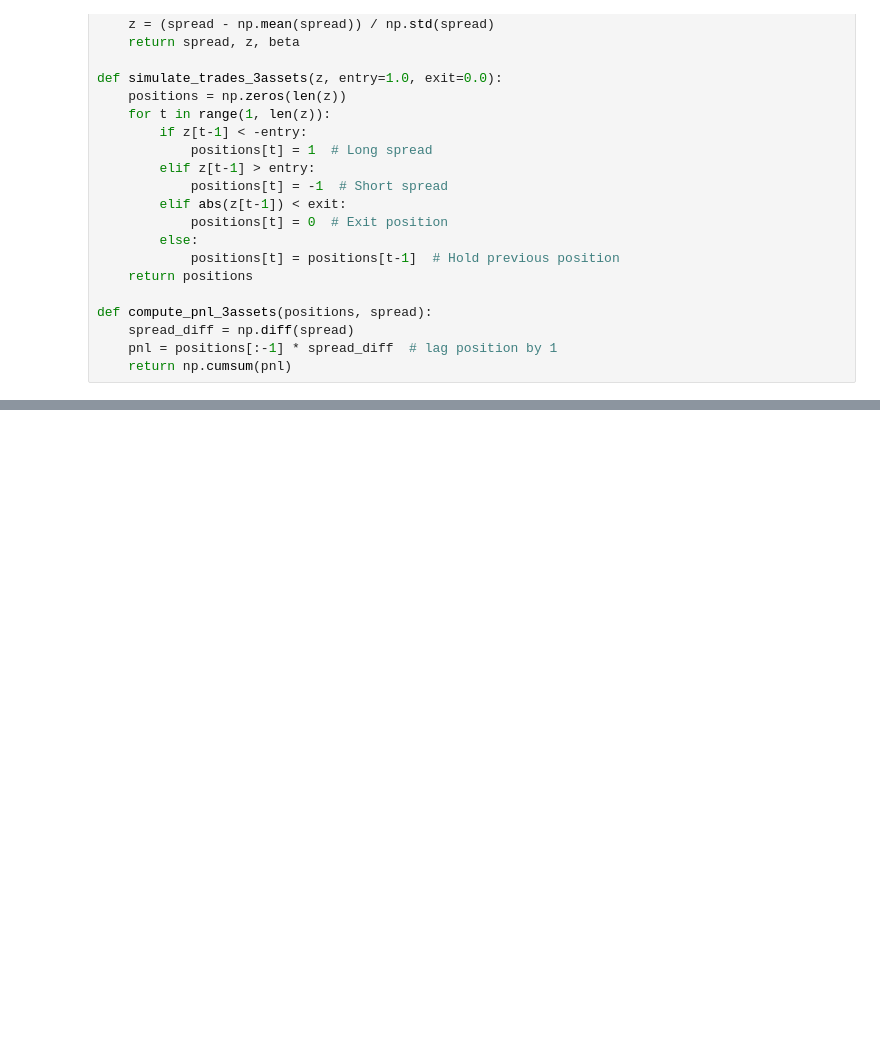
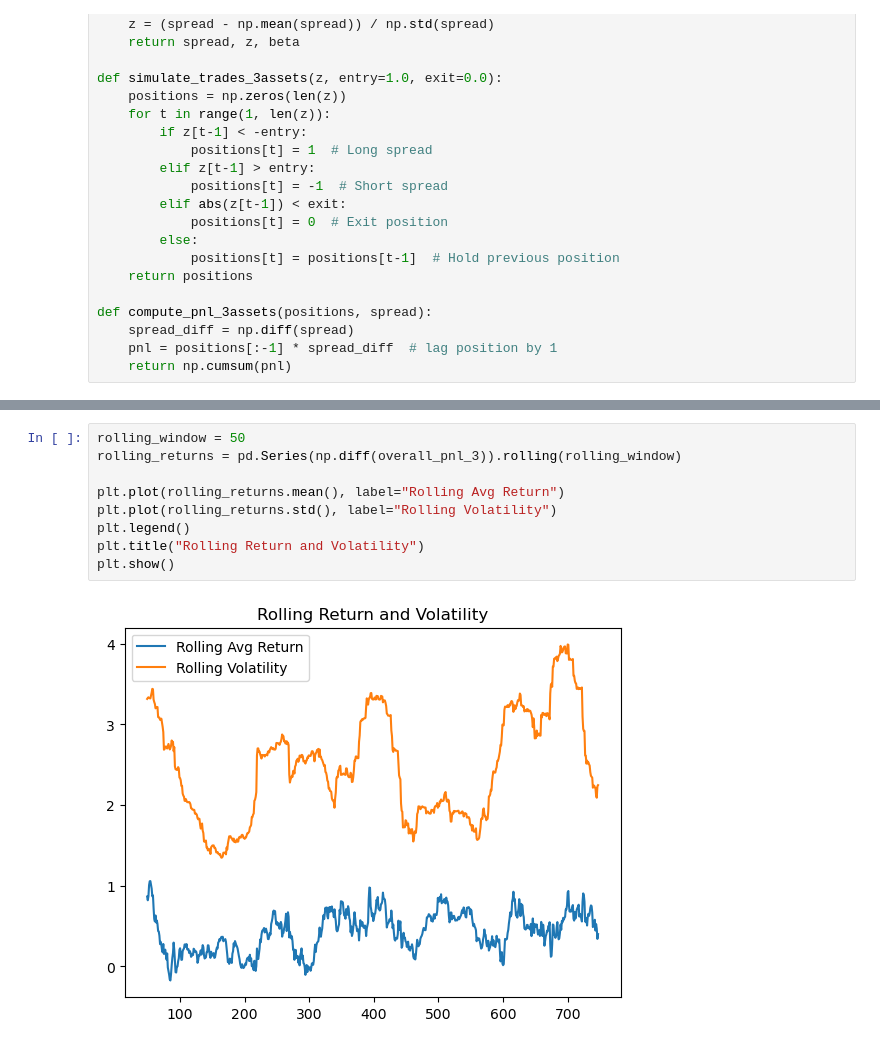
Before and after one commit to SavvyHack/algothon2025, a Jupyter notebook: Stat_arb_3.ipynb, the cells around one changed output, grey strips where cells are left out. Drawn from its saved outputs; the diff is of its cells as text; blank space fills up the shorter version.

```diff
--- a/Stat_arb_3.ipynb
+++ b/Stat_arb_3.ipynb
@@ -83,0 +164,11 @@ def compute_pnl_3assets(positions, spread):
+# %%
+rolling_window = 50
+rolling_returns = pd.Series(np.diff(overall_pnl_3)).rolling(rolling_window)
+
+plt.plot(rolling_returns.mean(), label="Rolling Avg Return")
+plt.plot(rolling_returns.std(), label="Rolling Volatility")
+plt.legend()
+plt.title("Rolling Return and Volatility")
+plt.show()
+# %% [output]
+[figure, added]
```
Also changed, not shown: parts of 4 cells of this notebook.
